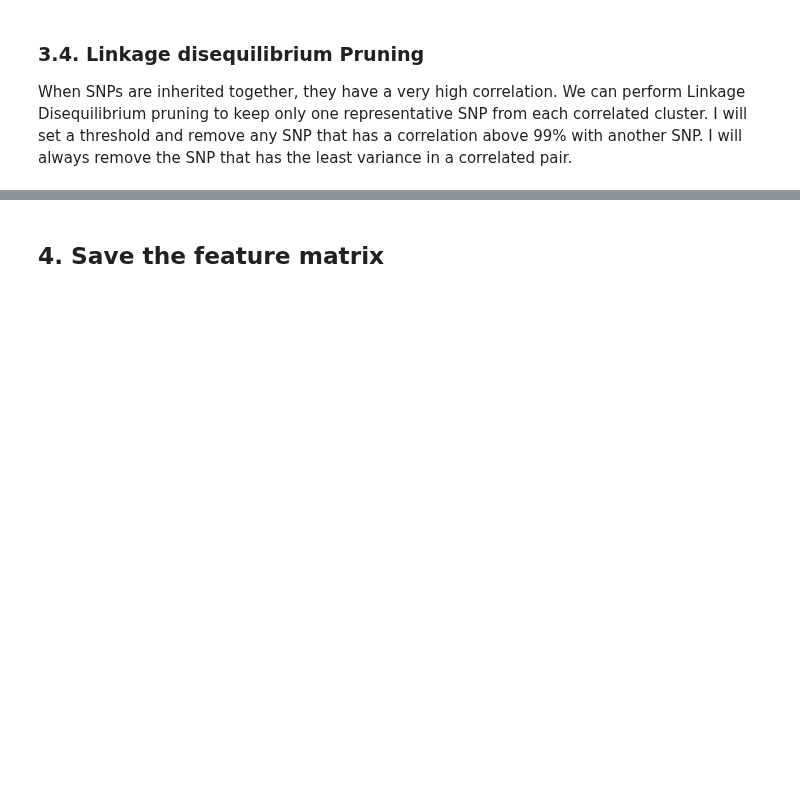
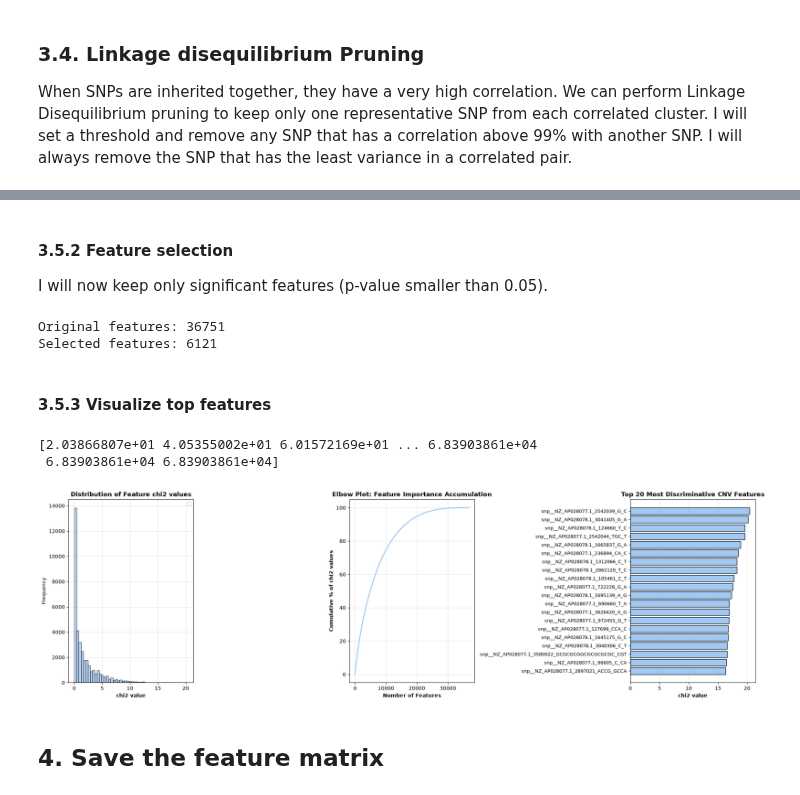
Before and after one commit to OphelieRutschmann/Burkholderia_ML, a Jupyter notebook: snp_ML/01_snp_feature_selection.ipynb, the cells around one changed output, grey strips where cells are left out. Saved outputs shown, nothing was run; the diff lists cells and outputs as text; code cells hidden in the pictures; blank space fills up the shorter version.

```diff
--- a/snp_ML/01_snp_feature_selection.ipynb
+++ b/snp_ML/01_snp_feature_selection.ipynb
@@ -76,7 +77,7 @@ We will then make sure that the strains in the feature matrix have a correspondi
 # %%
 # Define paths:
 snp_tsv = "snps.tsv"
-resistance_profiles = "genome_metadata.csv"
+resistance_profiles = "../genome_metadata.csv"
 # %% [markdown]
 ### **1.1 Load SNP feature matrix and resistance profiles**
 # %%
@@ -548,3 +478,59 @@ Final feature matrix:
+# %% [markdown]
+#### **3.5.2 Feature selection**
+I will now keep only significant features (p-value smaller than 0.05).
+# %%
+# Select significant features
+sig_mask = (feature_pvalues < 0.05)
+snps_selected = snps_ld.loc[:, sig_mask]
+
+print(f'Original features: {snps_ld.shape[1]}')
+print(f'Selected features: {snps_selected.shape[1]}')
+# %% [output]
+Original features: 36751
+Selected features: 6121
+# %% [markdown]
+#### **3.5.3 Visualize top features**
+# %%
+# Visualize top features and selection
+fig, axes = plt.subplots(1, 3, figsize=(20, 6))
+
+# Distribution of F-scores
+ax = axes[0]
+ax.hist(feature_importance['chi2'], bins=50, alpha=0.7, edgecolor="black")
+ax.set_xlabel("chi2 value", fontweight='bold')
+ax.set_ylabel("Frequency")
+ax.set_title("Distribution of Feature chi2 values", fontweight='bold')
+ax.legend()
+ax.grid(alpha=0.3)
+
+# Elbow plot
+cumsum_scores = np.cumsum(feature_importance['chi2'].values)
+cumsum_scores_pct = 100 * cumsum_scores / cumsum_scores[-1]
+print(cumsum_scores)
+ax = axes[1]
+ax.plot(range(1, len(cumsum_scores_pct)+1), cumsum_scores_pct, linewidth=2)
+ax.set_xlabel('Number of Features', fontweight='bold')
+ax.set_ylabel('Cumulative % of chi2 values', fontweight='bold')
+ax.set_title('Elbow Plot: Feature Importance Accumulation', fontweight='bold')
+ax.grid(alpha=0.3)
+
+# Top 20 features
+ax = axes[2]
+top20 = feature_importance.head(20).sort_values('chi2')
+bars = ax.barh(range(len(top20)), top20['chi2'], edgecolor='black', linewidth=1)
+ax.set_yticks(range(len(top20)))
+ax.set_yticklabels([f for f in top20['snp_feature']], fontsize=9)
+ax.set_xlabel('chi2 value', fontweight='bold')
+ax.set_title(f'Top 20 Most Discriminative CNV Features', fontweight='bold')
+ax.grid(axis='x', alpha=0.3)
+
+plt.tight_layout()
+plt.savefig("Figures/01_feature_selection_selectkbest.png", dpi=300, bbox_inches='tight')
+plt.show()
+# %% [output]
+[2.03866807e+01 4.05355002e+01 6.01572169e+01 ... 6.83903861e+04
+ 6.83903861e+04 6.83903861e+04]
+[figure, added]
 # %% [markdown]
 ## **4. Save the feature matrix**
 # %%
```
Also changed, not shown: parts of 13 cells of this notebook, 16 other files.
